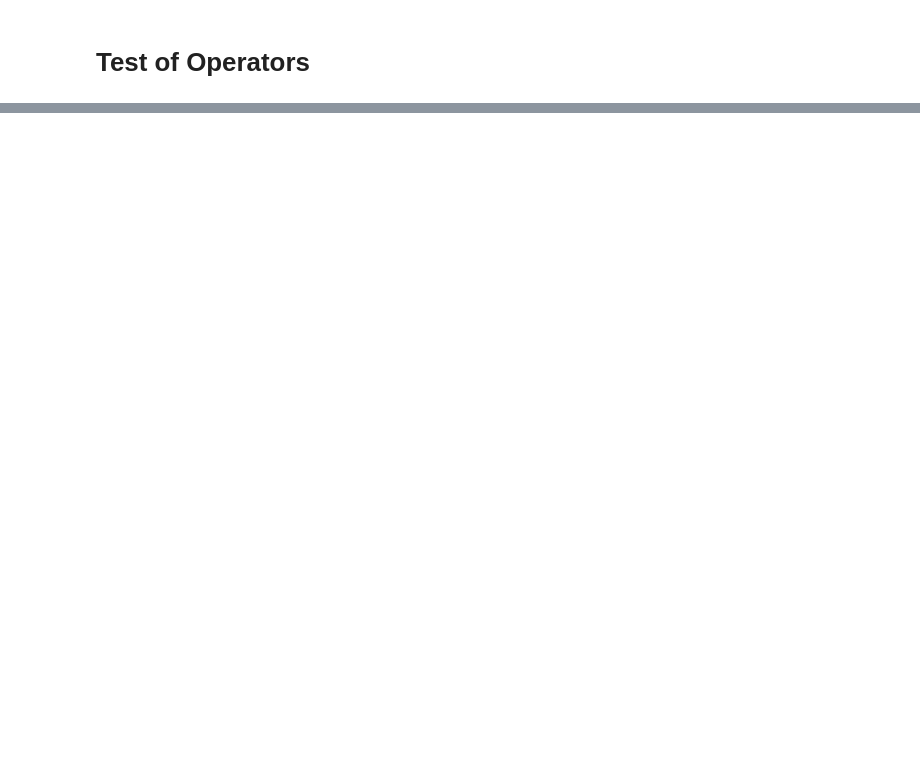
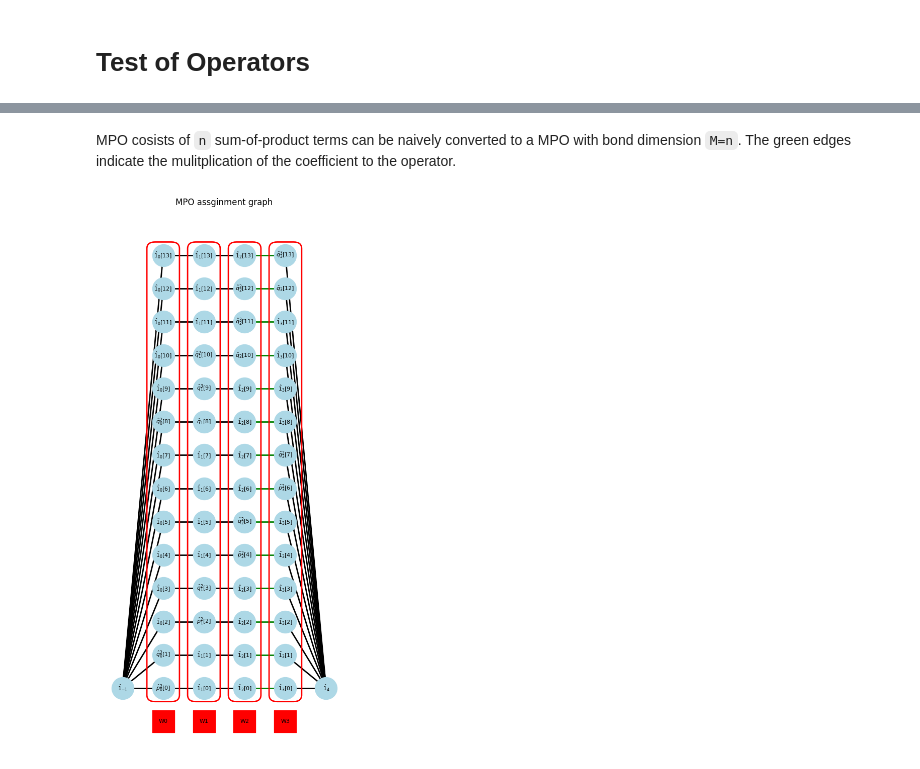
Before and after one commit to KenHino/PyMPO, a Jupyter notebook: example/operators-test.ipynb, the cells around one changed output, grey strips where cells are left out. Drawn from its saved outputs; the diff is of its cells as text; code cells hidden in the pictures; blank space fills up the shorter version.

```diff
--- a/example/operators-test.ipynb
+++ b/example/operators-test.ipynb
@@ -7,13 +25,12 @@ from pympo.operators import OpSite, SumOfProducts
 # %%
 Ising = SumOfProducts([])
-J = sympy.Symbol('J')
-h = sympy.Symbol('h')
-spin_ops = [OpSite(r'\hat{s}'+f'_{i}', i) for i in range(6)]
-for i in range(5):
-    #print((-J * spin_ops[i] * spin_ops[i+1] - h * spin_ops[i]).symbol)
-    x = (-J * spin_ops[i] * spin_ops[i+1])
-    y = (- h * spin_ops[i])
-    z = x + y
-    Ising += z
+J = sympy.Symbol("J")
+h = sympy.Symbol("h")
+ndim = 5
+spin_ops = [OpSite(r"\hat{s}" + f"_{i}", i) for i in range(ndim)]
+for i in range(ndim - 1):
+    Ising += -J * spin_ops[i] * spin_ops[i + 1] - h * spin_ops[i]
+Ising += -h * spin_ops[-1]
+print(f"{Ising.ndim=}, {Ising.nops=}")
 Ising.symbol
 # %% [output]
@@ -28,0 +61,2 @@ $\displaystyle J$
+# %%
+Hamiltonian = Ising  # HenonHeiles#
@@ -28,0 +69,13 @@ $\displaystyle J$
+# %%
+W_assigns: list[list[int]] = [
+    [k for _ in range(Hamiltonian.ndim)] for k in range(Hamiltonian.nops)
+]
+coef_site: list[int] = [Hamiltonian.ndim - 1 for _ in range(Hamiltonian.nops)]
+W: list[sympy.Basic] = []
+# %% [markdown]
+MPO cosists of `n` sum-of-product terms can be naively converted to a MPO with bond dimension `M=n`.
+The green edges indicate the mulitplication of the coefficient to the operator.
+# %%
+show_assigns(Hamiltonian, W_assigns, coef_site)
+# %% [output]
+[figure, added]
```
Also changed, not shown: parts of 21 cells of this notebook, 10 other files.
